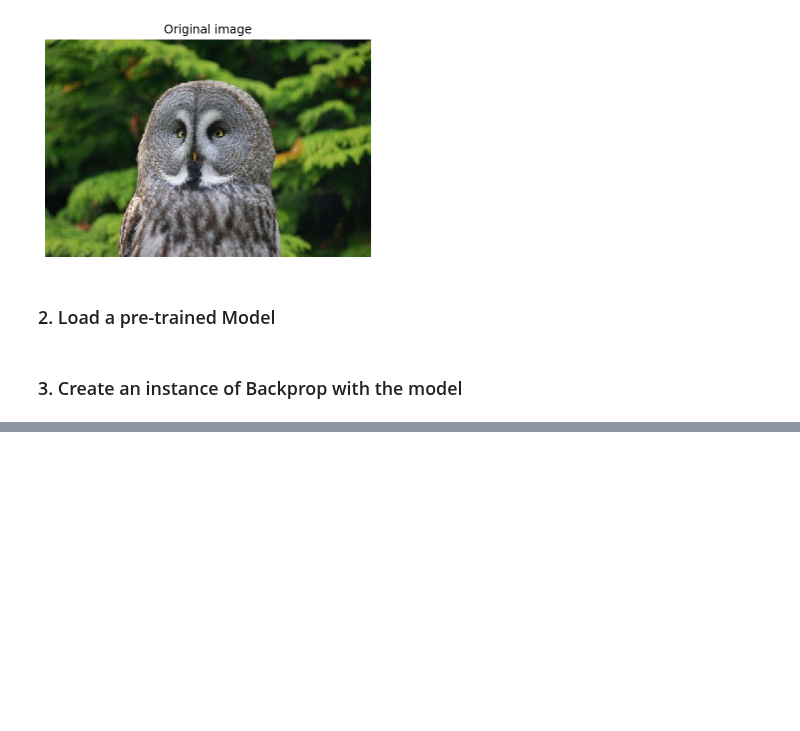
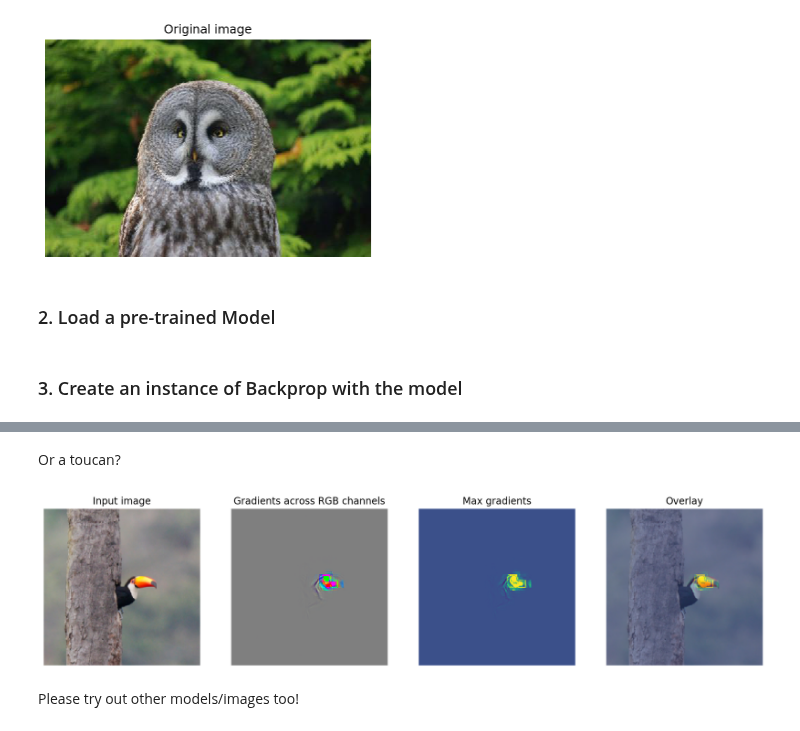
Before and after one commit to MisaOgura/flashtorch, a Jupyter notebook: examples/visualize_saliency_with_backprop.ipynb, the cells around one changed output, grey strips where cells are left out. Drawn from its saved outputs; the diff is of its cells as text; code cells hidden in the pictures; blank space fills up the shorter version.

```diff
--- a/examples/visualize_saliency_with_backprop.ipynb
+++ b/examples/visualize_saliency_with_backprop.ipynb
@@ -86,0 +67,9 @@ backprop.visualize(input_, target_class, guided=True)
+# %% [markdown]
+Or a toucan?
+# %%
+toucan = apply_transforms(load_image('./images/toucan.jpg'))
+backprop.visualize(toucan, 96, guided=True)
+# %% [output]
+[figure, added]
+# %% [markdown]
+Please try out other models/images too!
```
Also changed, not shown: parts of 12 cells of this notebook, 1 other file.
